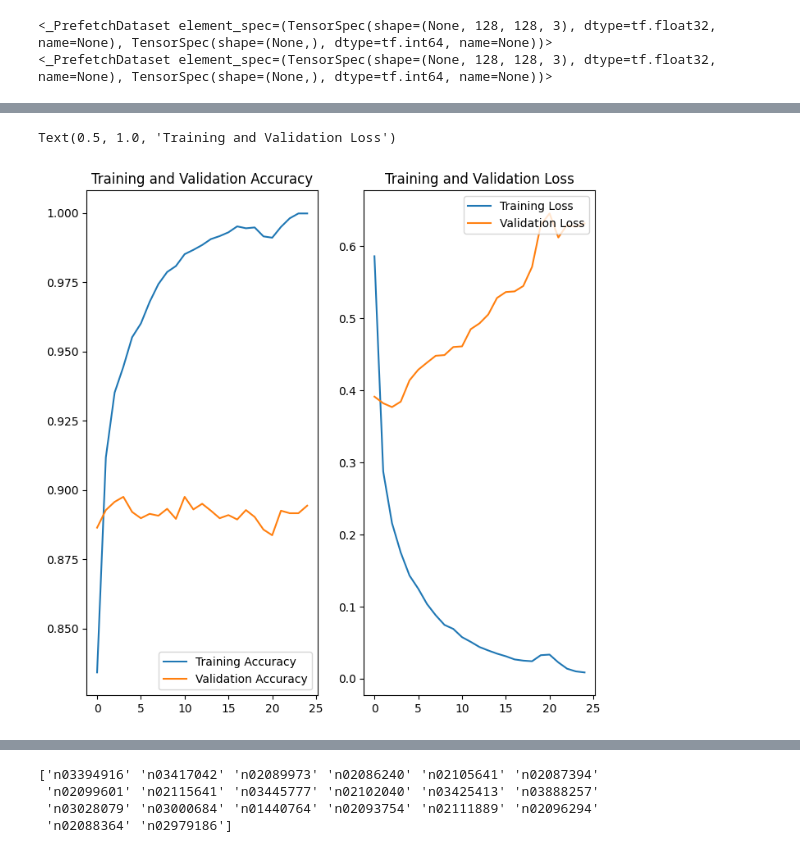
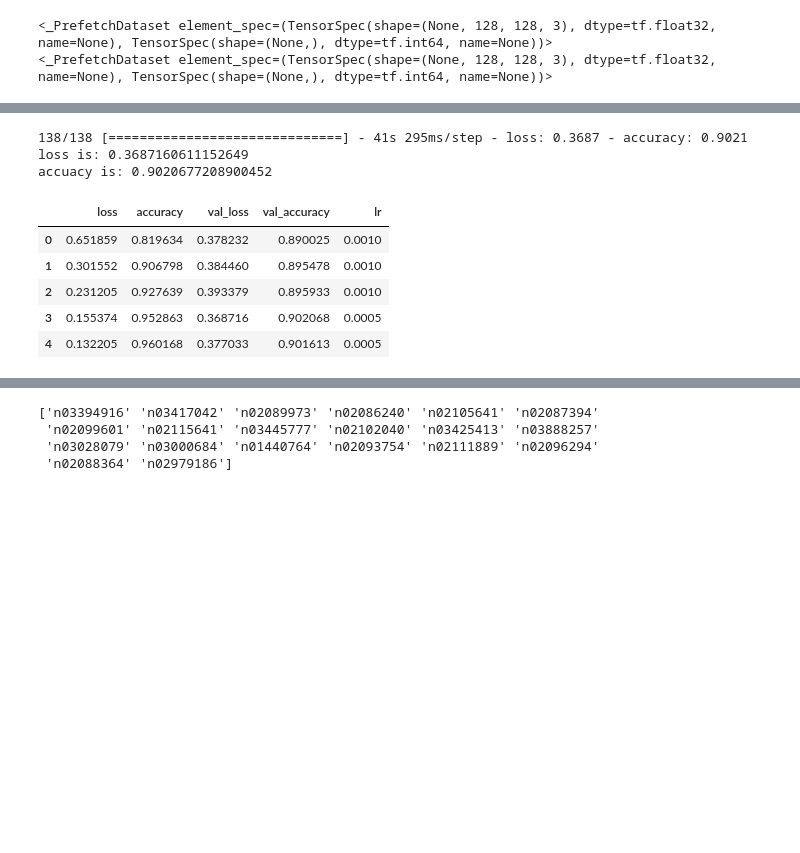
Before and after one commit to lazy-wolf/python-class-notes, a Jupyter notebook: TensorFlow_Dataset.ipynb, the cells around one changed output, grey strips where cells are left out. Cells and saved outputs as stored; diff of their text form; code cells hidden in the pictures; blank space fills up the shorter version.

```diff
--- a/TensorFlow_Dataset.ipynb
+++ b/TensorFlow_Dataset.ipynb
@@ -195,21 +193,18 @@ Epoch 25/25
-# %%
-acc = history.history['accuracy']
-val_acc = history.history['val_accuracy']
-loss = history.history['loss']
-val_loss = history.history['val_loss']
-epochs_range = range(EPOCHS)
-plt.figure(figsize=(8, 8))
-plt.subplot(1, 2, 1)
-plt.plot(epochs_range, acc, label='Training Accuracy')
-plt.plot(epochs_range, val_acc, label='Validation Accuracy')
-plt.legend(loc='lower right')
-plt.title('Training and Validation Accuracy')
-plt.subplot(1, 2, 2)
-plt.plot(epochs_range, loss, label='Training Loss')
-plt.plot(epochs_range, val_loss, label='Validation Loss')
-plt.legend(loc='upper right')
-plt.title('Training and Validation Loss')
-plt.show()
-# %% [output]
-Text(0.5, 1.0, 'Training and Validation Loss')
-[figure, removed]
+# %%
+loss, accuracy= model.evaluate(validation_batches)
+print(f"loss is: {loss}")
+print(f"accuacy is: {accuracy}")
+# %% [output]
+138/138 [==============================] - 41s 295ms/step - loss: 0.3687 - accuracy: 0.9021
+loss is: 0.3687160611152649
+accuacy is: 0.9020677208900452
+# %%
+history_mobilenet_v2= pd.DataFrame(history_1.history)
+history_mobilenet_v2.head()
+# %% [output]
+|  | loss | accuracy | val_loss | val_accuracy | lr |
+| 0 | 0.651859 | 0.819634 | 0.378232 | 0.890025 | 0.0010 |
+| 1 | 0.301552 | 0.906798 | 0.384460 | 0.895478 | 0.0010 |
+| 2 | 0.231205 | 0.927639 | 0.393379 | 0.895933 | 0.0010 |
+| 3 | 0.155374 | 0.952863 | 0.368716 | 0.902068 | 0.0005 |
+| 4 | 0.132205 | 0.960168 | 0.377033 | 0.901613 | 0.0005 |
```
Also changed, not shown: parts of 19 cells of this notebook.
